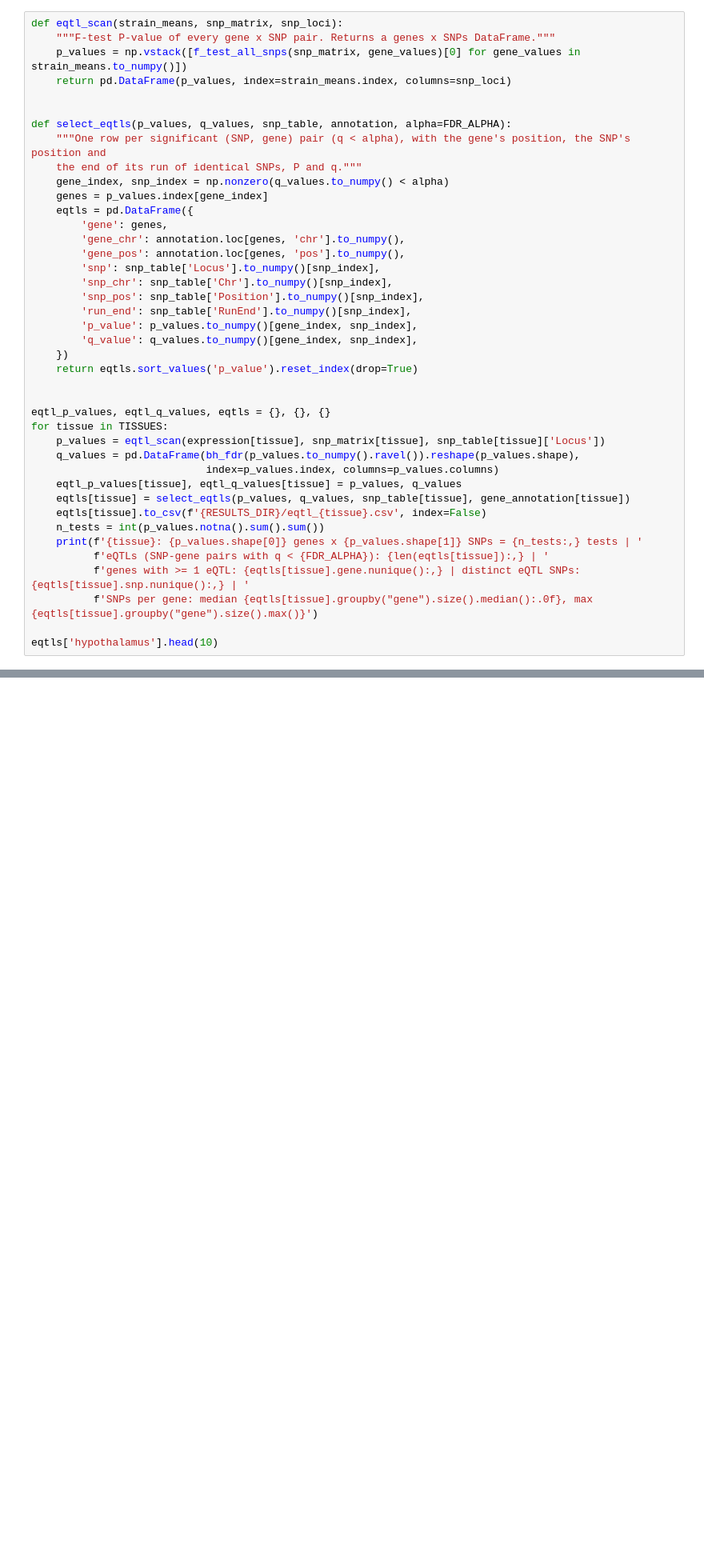
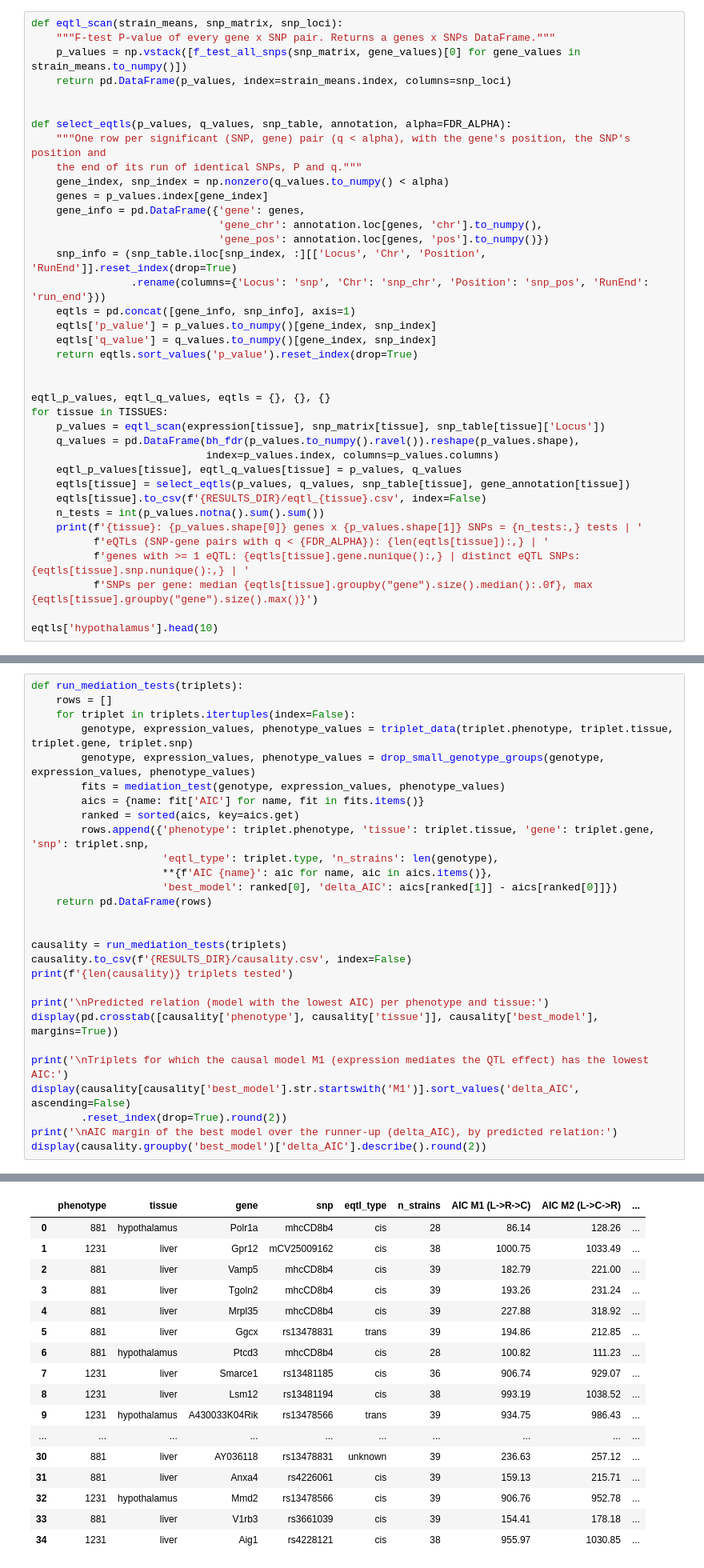
Before and after one commit to amit-sk/system-genetics-project, a Jupyter notebook: system_genetics_project.ipynb, the cells around one changed output, grey strips where cells are left out. Shown at 80% size. Cells and saved outputs as stored; diff of their text form; blank space fills up the shorter version.

```diff
--- a/system_genetics_project.ipynb
+++ b/system_genetics_project.ipynb
@@ -492,17 +468,14 @@ def select_eqtls(p_values, q_values, snp_table, annotation, alpha=FDR_ALPHA):
     the end of its run of identical SNPs, P and q."""
     gene_index, snp_index = np.nonzero(q_values.to_numpy() < alpha)
     genes = p_values.index[gene_index]
-    eqtls = pd.DataFrame({
-        'gene': genes,
-        'gene_chr': annotation.loc[genes, 'chr'].to_numpy(),
-        'gene_pos': annotation.loc[genes, 'pos'].to_numpy(),
-        'snp': snp_table['Locus'].to_numpy()[snp_index],
-        'snp_chr': snp_table['Chr'].to_numpy()[snp_index],
-        'snp_pos': snp_table['Position'].to_numpy()[snp_index],
-        'run_end': snp_table['RunEnd'].to_numpy()[snp_index],
-        'p_value': p_values.to_numpy()[gene_index, snp_index],
-        'q_value': q_values.to_numpy()[gene_index, snp_index],
-    })
+    gene_info = pd.DataFrame({'gene': genes,
+                              'gene_chr': annotation.loc[genes, 'chr'].to_numpy(),
+                              'gene_pos': annotation.loc[genes, 'pos'].to_numpy()})
+    snp_info = (snp_table.iloc[snp_index, :][['Locus', 'Chr', 'Position', 'RunEnd']].reset_index(drop=True)
+                .rename(columns={'Locus': 'snp', 'Chr': 'snp_chr', 'Position': 'snp_pos', 'RunEnd': 'run_end'}))
+    eqtls = pd.concat([gene_info, snp_info], axis=1)
+    eqtls['p_value'] = p_values.to_numpy()[gene_index, snp_index]
+    eqtls['q_value'] = q_values.to_numpy()[gene_index, snp_index]
     return eqtls.sort_values('p_value').reset_index(drop=True)
 
 
@@ -887,0 +968,29 @@ Phenotype 1231, liver: cis genes at the QTL - Cpsf4 (chr5:145.9Mb, q=1.8e-14), A
+# %%
+def run_mediation_tests(triplets):
+    rows = []
+    for triplet in triplets.itertuples(index=False):
+        genotype, expression_values, phenotype_values = triplet_data(triplet.phenotype, triplet.tissue, triplet.gene, triplet.snp)
+        genotype, expression_values, phenotype_values = drop_small_genotype_groups(genotype, expression_values, phenotype_values)
+        fits = mediation_test(genotype, expression_values, phenotype_values)
+        aics = {name: fit['AIC'] for name, fit in fits.items()}
+        ranked = sorted(aics, key=aics.get)
+        rows.append({'phenotype': triplet.phenotype, 'tissue': triplet.tissue, 'gene': triplet.gene, 'snp': triplet.snp,
+                     'eqtl_type': triplet.type, 'n_strains': len(genotype),
+                     **{f'AIC {name}': aic for name, aic in aics.items()},
+                     'best_model': ranked[0], 'delta_AIC': aics[ranked[1]] - aics[ranked[0]]})
+    return pd.DataFrame(rows)
+
+
+causality = run_mediation_tests(triplets)
+causality.to_csv(f'{RESULTS_DIR}/causality.csv', index=False)
+print(f'{len(causality)} triplets tested')
+
+print('\nPredicted relation (model with the lowest AIC) per phenotype and tissue:')
+display(pd.crosstab([causality['phenotype'], causality['tissue']], causality['best_model'], margins=True))
+
+print('\nTriplets for which the causal model M1 (expression mediates the QTL effect) has the lowest AIC:')
+display(causality[causality['best_model'].str.startswith('M1')].sort_values('delta_AIC', ascending=False)
+        .reset_index(drop=True).round(2))
+print('\nAIC margin of the best model over the runner-up (delta_AIC), by predicted relation:')
+display(causality.groupby('best_model')['delta_AIC'].describe().round(2))
+# %% [output]
@@ -887,0 +1008,17 @@ Phenotype 1231, liver: cis genes at the QTL - Cpsf4 (chr5:145.9Mb, q=1.8e-14), A
+|  | phenotype | tissue | gene | snp | eqtl_type | n_strains | AIC M1 (L->R->C) | AIC M2 (L->C->R) | ... |
+| 0 | 881 | hypothalamus | Polr1a | mhcCD8b4 | cis | 28 | 86.14 | 128.26 | ... |
+| 1 | 1231 | liver | Gpr12 | mCV25009162 | cis | 38 | 1000.75 | 1033.49 | ... |
+| 2 | 881 | liver | Vamp5 | mhcCD8b4 | cis | 39 | 182.79 | 221.00 | ... |
+| 3 | 881 | liver | Tgoln2 | mhcCD8b4 | cis | 39 | 193.26 | 231.24 | ... |
+| 4 | 881 | liver | Mrpl35 | mhcCD8b4 | cis | 39 | 227.88 | 318.92 | ... |
+| 5 | 881 | liver | Ggcx | rs13478831 | trans | 39 | 194.86 | 212.85 | ... |
+| 6 | 881 | hypothalamus | Ptcd3 | mhcCD8b4 | cis | 28 | 100.82 | 111.23 | ... |
+| 7 | 1231 | liver | Smarce1 | rs13481185 | cis | 36 | 906.74 | 929.07 | ... |
+| 8 | 1231 | liver | Lsm12 | rs13481194 | cis | 38 | 993.19 | 1038.52 | ... |
+| 9 | 1231 | hypothalamus | A430033K04Rik | rs13478566 | trans | 39 | 934.75 | 986.43 | ... |
+| ... | ... | ... | ... | ... | ... | ... | ... | ... | ... |
+| 30 | 881 | liver | AY036118 | rs13478831 | unknown | 39 | 236.63 | 257.12 | ... |
+| 31 | 881 | liver | Anxa4 | rs4226061 | cis | 39 | 159.13 | 215.71 | ... |
+| 32 | 1231 | hypothalamus | Mmd2 | rs13478566 | cis | 39 | 906.76 | 952.78 | ... |
+| 33 | 881 | liver | V1rb3 | rs3661039 | cis | 39 | 154.41 | 178.18 | ... |
+| 34 | 1231 | liver | Aig1 | rs4228121 | cis | 38 | 955.97 | 1030.85 | ... |
```
Also changed, not shown: parts of 19 cells of this notebook, 2 other files.
